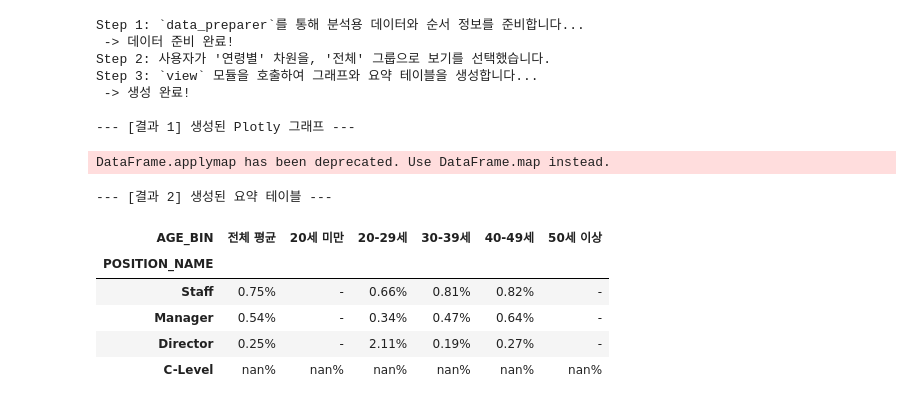
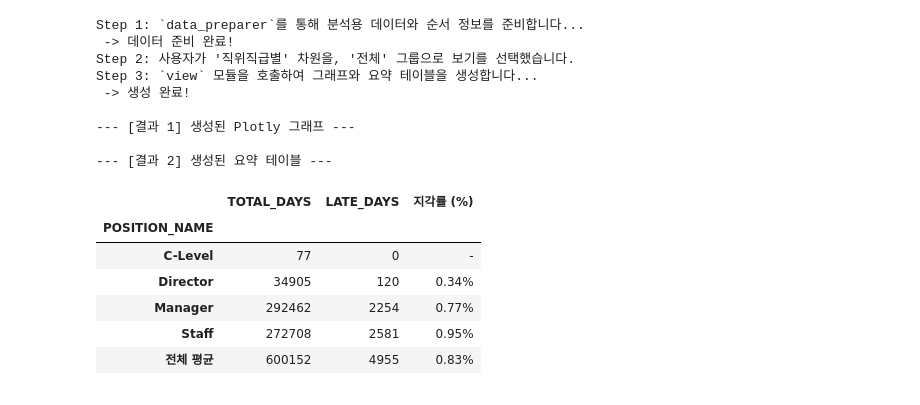
Before and after one commit to HRA-1/preto-1, a Jupyter notebook: notebooks/proposal_views/proposal_14_view_ex.ipynb, the cells around one changed output. Saved outputs shown, nothing was run; the diff lists cells and outputs as text; code cells hidden in the pictures.

```diff
--- a/notebooks/proposal_views/proposal_14_view_ex.ipynb
+++ b/notebooks/proposal_views/proposal_14_view_ex.ipynb
@@ -36,7 +36,7 @@ DIMENSION_CONFIG = {
 
 # 2-2. 사용자 선택 시뮬레이션
 # ----- 테스트하고 싶은 값으로 변경 -----
-selected_dimension_ui = '연령별'
+selected_dimension_ui = '직위직급별'
 drilldown_selection = '전체'
 # -----------------------------------
 
@@ -47,41 +47,42 @@ print(f"Step 2: 사용자가 '{selected_dimension_ui}' 차원을, '{drilldown_se
 print("Step 3: `view` 모듈을 호출하여 그래프와 요약 테이블을 생성합니다...")
 if not analysis_df.empty:
     fig, aggregate_df = create_figure_and_df(
-        analysis_df=analysis_df,
+        data_bundle=data_bundle,
         dimension_ui_name=selected_dimension_ui,
         drilldown_selection=drilldown_selection,
         dimension_config=DIMENSION_CONFIG,
         order_map=order_map
     )
     print(" -> 생성 완료!")
 else:
     print(" -> 분석할 데이터가 없어 빈 결과물을 생성합니다.")
     fig, aggregate_df = go.Figure(), pd.DataFrame()
 
 
 # --- 결과 확인 ---
 
 # 4. ipynb에서 생성된 그래프를 확인합니다.
 print("\n--- [결과 1] 생성된 Plotly 그래프 ---")
 # pio.renderers.default = 'vscode'
 fig.show()
 
 # 5. ipynb에서 생성된 요약 테이블(aggregate_df)을 확인합니다.
 print(f"\n--- [결과 2] 생성된 요약 테이블 ---")
 display(aggregate_df)
 # %% [output]
 Step 1: `data_preparer`를 통해 분석용 데이터와 순서 정보를 준비합니다...
  -> 데이터 준비 완료!
-Step 2: 사용자가 '연령별' 차원을, '전체' 그룹으로 보기를 선택했습니다.
+Step 2: 사용자가 '직위직급별' 차원을, '전체' 그룹으로 보기를 선택했습니다.
 Step 3: `view` 모듈을 호출하여 그래프와 요약 테이블을 생성합니다...
  -> 생성 완료!
 
 --- [결과 1] 생성된 Plotly 그래프 ---
+
+--- [결과 2] 생성된 요약 테이블 ---
-DataFrame.applymap has been deprecated. Use DataFrame.map instead.
---- [결과 2] 생성된 요약 테이블 ---
-| AGE_BIN | 전체 평균 | 20세 미만 | 20-29세 | 30-39세 | 40-49세 | 50세 이상 |
-| POSITION_NAME |  |  |  |  |  |  |
-| Staff | 0.75% | - | 0.66% | 0.81% | 0.82% | - |
-| Manager | 0.54% | - | 0.34% | 0.47% | 0.64% | - |
-| Director | 0.25% | - | 2.11% | 0.19% | 0.27% | - |
-| C-Level | nan% | nan% | nan% | nan% | nan% | nan% |
+|  | TOTAL_DAYS | LATE_DAYS | 지각률 (%) |
+| POSITION_NAME |  |  |  |
+| C-Level | 77 | 0 | - |
+| Director | 34905 | 120 | 0.34% |
+| Manager | 292462 | 2254 | 0.77% |
+| Staff | 272708 | 2581 | 0.95% |
+| 전체 평균 | 600152 | 4955 | 0.83% |
```
Also changed, not shown: 19 other files.
